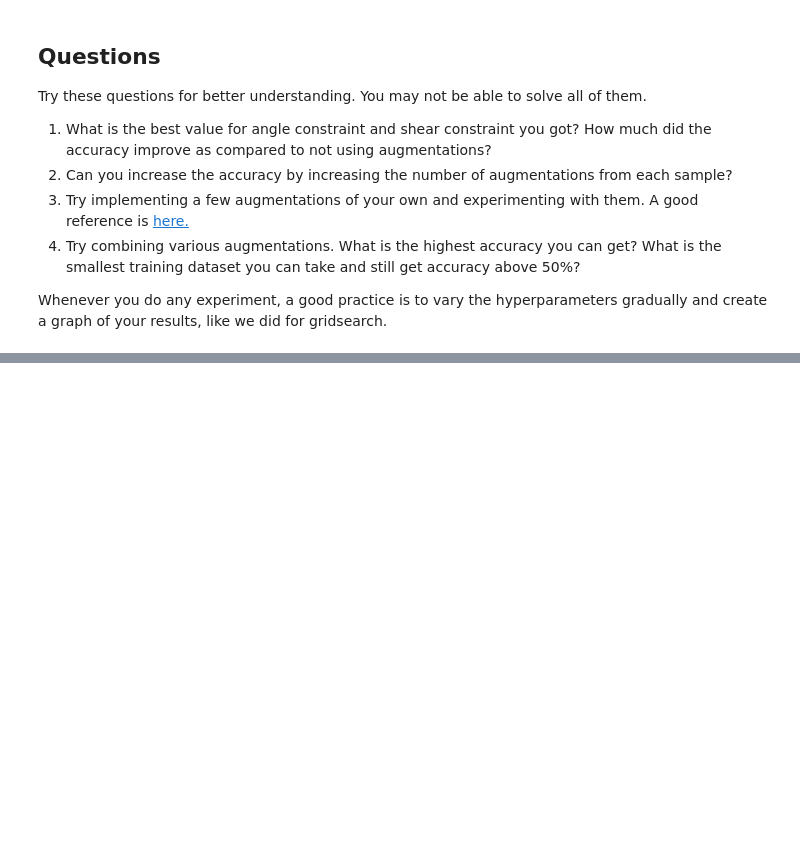
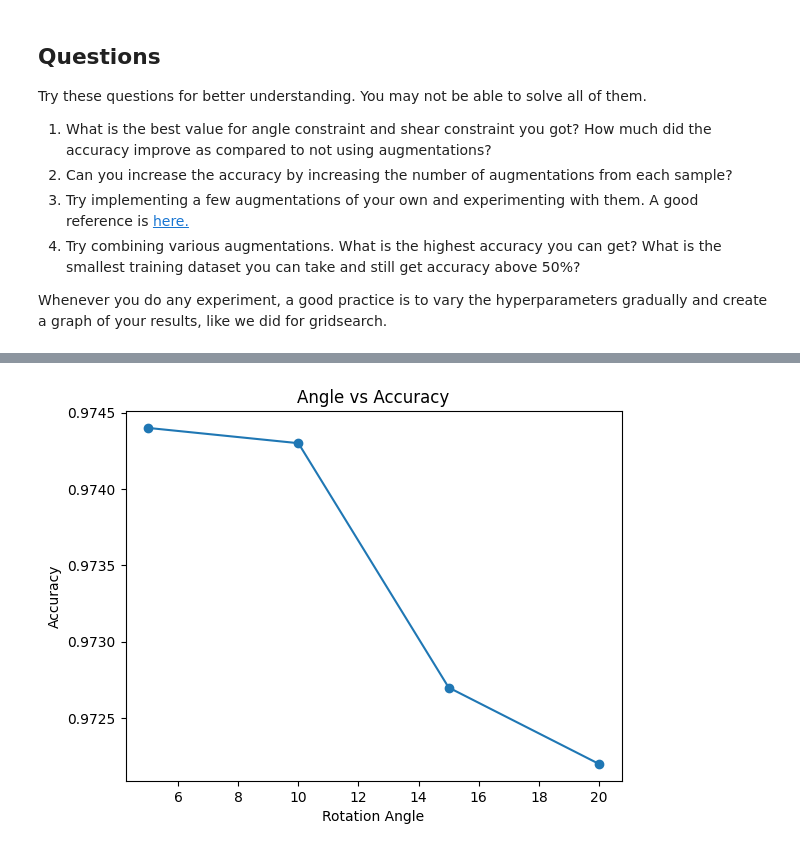
Before and after one commit to JoshitaS999/FMML-PROJECTS-AND-LABS, a Jupyter notebook: AIML_Module_01_Lab_03_Data_Augmentation.ipynb, the cells around one changed output, grey strips where cells are left out. Drawn from its saved outputs; the diff is of its cells as text; code cells hidden in the pictures; blank space fills up the shorter version.

```diff
--- a/AIML_Module_01_Lab_03_Data_Augmentation.ipynb
+++ b/AIML_Module_01_Lab_03_Data_Augmentation.ipynb
@@ -594,0 +737,18 @@ Whenever you do any experiment, a good practice is to vary the hyperparameters g
+# %%
+# 7. Combine augmentations
+datagen_combo = ImageDataGenerator(
+    rotation_range=15,
+    shear_range=0.2,
+    zoom_range=0.2,
+    width_shift_range=0.2,
+    height_shift_range=0.2
+)
+
+model_combo = create_model()
+model_combo.fit(datagen_combo.flow(X_train, y_train_cat, batch_size=64),
+                epochs=8,
+                validation_data=(X_test, y_test_cat),
+                verbose=1)
+
+combo_acc = model_combo.evaluate(X_test, y_test_cat, verbose=0)[1]
+print("Combined Accuracy:", combo_acc)
@@ -594,0 +803,23 @@ Whenever you do any experiment, a good practice is to vary the hyperparameters g
+# %%
+# 9. Hyperparameter variation graph
+angles = [5, 10, 15, 20]
+accuracies = []
+
+for angle in angles:
+    datagen_temp = ImageDataGenerator(rotation_range=angle)
+    model_temp = create_model()
+
+    model_temp.fit(datagen_temp.flow(X_train, y_train_cat, batch_size=64),
+                   epochs=3,
+                   verbose=0)
+
+    acc = model_temp.evaluate(X_test, y_test_cat, verbose=0)[1]
+    accuracies.append(acc)
+
+plt.plot(angles, accuracies, marker='o')
+plt.xlabel("Rotation Angle")
+plt.ylabel("Accuracy")
+plt.title("Angle vs Accuracy")
+plt.show()
+# %% [output]
+[figure, added]
```
Also changed, not shown: parts of 9 cells of this notebook.
